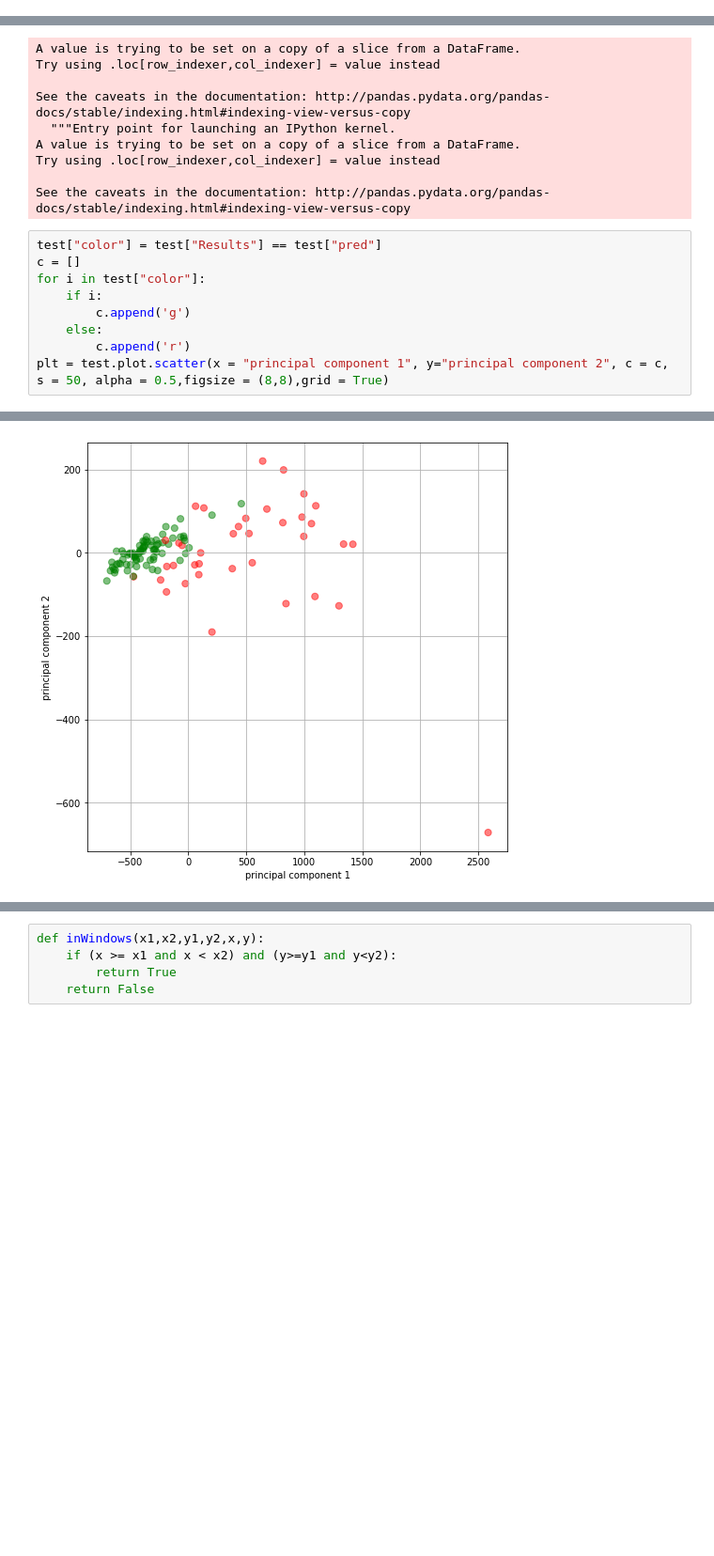
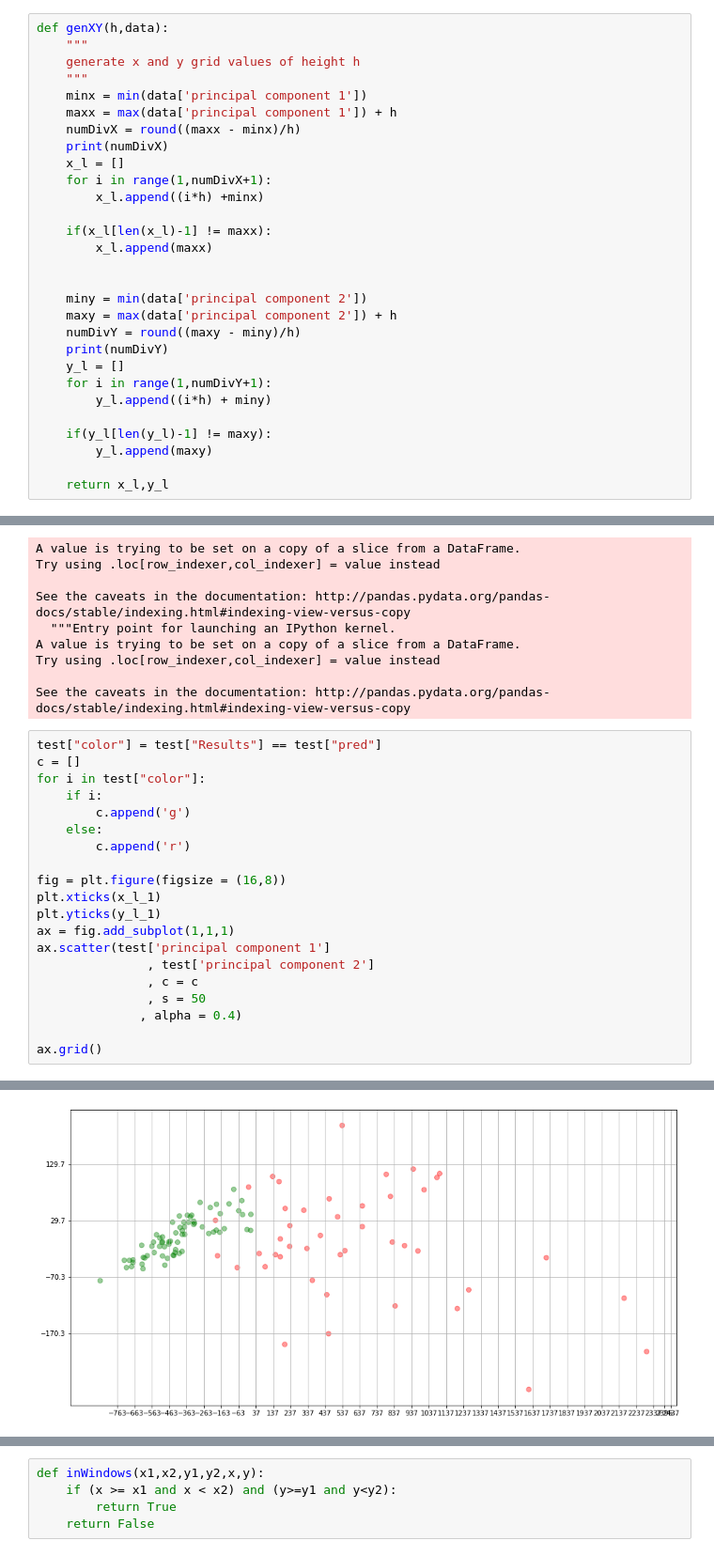
Before and after one commit to apoorva-sh/zodiac-experiments, a Jupyter notebook: experiments.ipynb, the cells around one changed output, grey strips where cells are left out. Shown at 94% size. Cells and saved outputs as stored; diff of their text form; blank space fills up the shorter version.

```diff
--- a/experiments.ipynb
+++ b/experiments.ipynb
@@ -32,3 +32,32 @@ train, test = train_test_split(finalDF, test_size=0.2)
 # %%
 train_x = train["Result"]
 test_x = test["Result"]
+# %%
+def genXY(h,data):
+    """
+    generate x and y grid values of height h
+    """
+    minx = min(data['principal component 1'])
+    maxx = max(data['principal component 1']) + h
+    numDivX = round((maxx - minx)/h)
+    print(numDivX)
+    x_l = []
+    for i in range(1,numDivX+1):
+        x_l.append((i*h) +minx)
+
+    if(x_l[len(x_l)-1] != maxx):
+        x_l.append(maxx)
+
+
+    miny = min(data['principal component 2'])
+    maxy = max(data['principal component 2']) + h
+    numDivY = round((maxy - miny)/h)
+    print(numDivY)
+    y_l = []
+    for i in range(1,numDivY+1):
+        y_l.append((i*h) + miny)
+
+    if(y_l[len(y_l)-1] != maxy):
+        y_l.append(maxy)
+
+    return x_l,y_l
@@ -113,16 +179,27 @@ See the caveats in the documentation: http://pandas.pydata.org/pandas-docs/stabl
 # %%
 test["color"] = test["Results"] == test["pred"]
 c = []
 for i in test["color"]:
     if i:
         c.append('g')
     else:
         c.append('r')
-plt = test.plot.scatter(x = "principal component 1", y="principal component 2", c = c, s = 50, alpha = 0.5,figsize = (8,8),grid = True)
+
+fig = plt.figure(figsize = (16,8))
+plt.xticks(x_l_1)
+plt.yticks(y_l_1)
+ax = fig.add_subplot(1,1,1)
+ax.scatter(test['principal component 1']
+               , test['principal component 2']
+               , c = c
+               , s = 50
+              , alpha = 0.4)
+
+ax.grid()
 # %% [output]
 A value is trying to be set on a copy of a slice from a DataFrame.
 Try using .loc[row_indexer,col_indexer] = value instead
 
 See the caveats in the documentation: http://pandas.pydata.org/pandas-docs/stable/indexing.html#indexing-view-versus-copy
   """Entry point for launching an IPython kernel.
-[figure, old version]
+[figure, new version]
```
Also changed, not shown: parts of 26 cells of this notebook.
